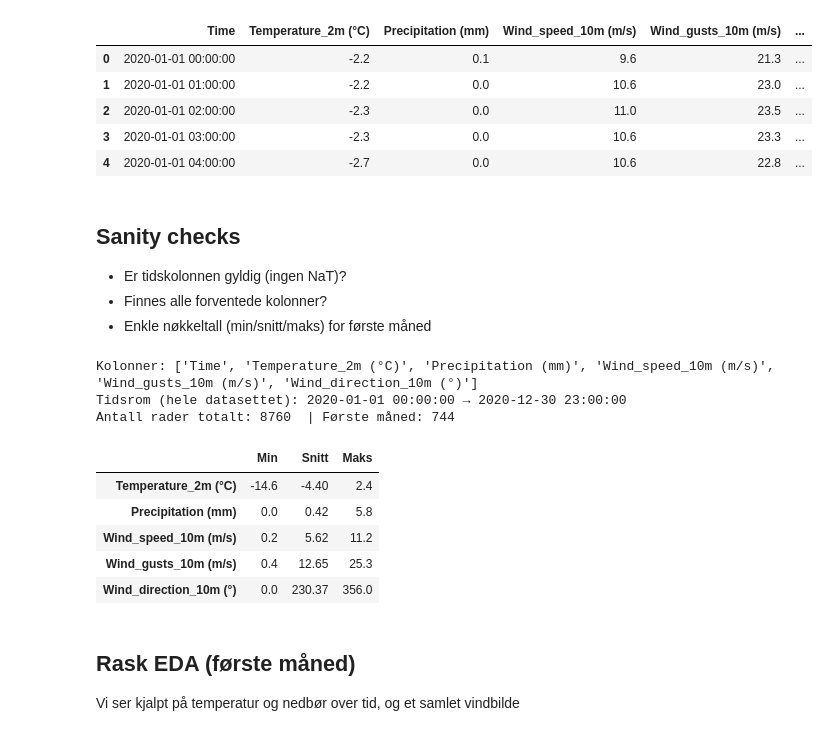
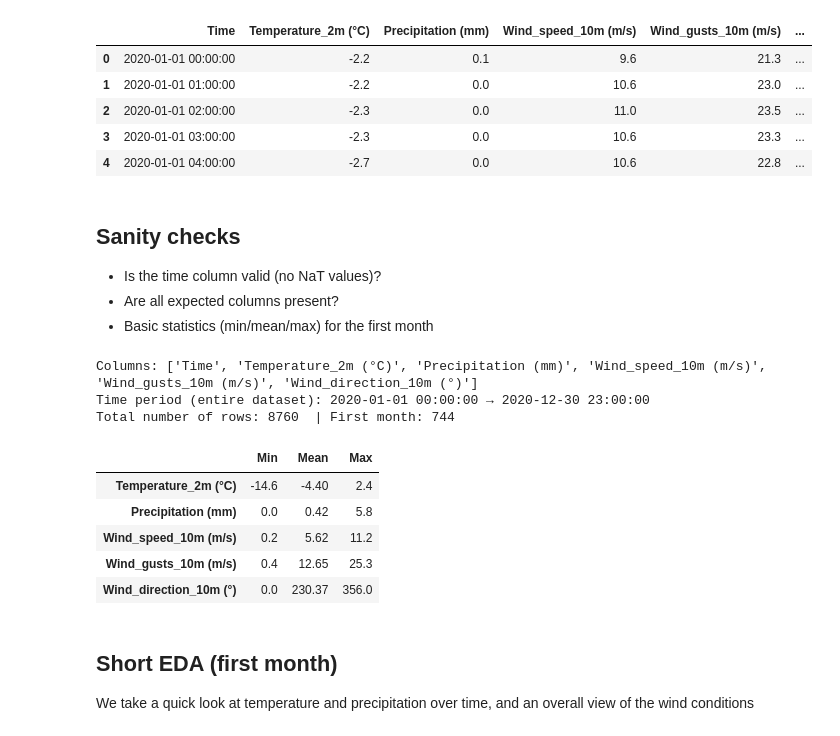
Before and after one commit to marensofiesteen/IND320-streamlit, a Jupyter notebook: ind320_notebook.ipynb, the cells around one changed output. Saved outputs shown, nothing was run; the diff lists cells and outputs as text; code cells hidden in the pictures.

Commit message:
fixed the first assigment

```diff
--- a/ind320_notebook.ipynb
+++ b/ind320_notebook.ipynb
@@ -39,32 +39,32 @@ df_month.head()
 | 4 | 2020-01-01 04:00:00 | -2.7 | 0.0 | 10.6 | 22.8 | ... |
 # %% [markdown]
 ## Sanity checks
-- Er tidskolonnen gyldig (ingen NaT)?
-- Finnes alle forventede kolonner?
-- Enkle nøkkeltall (min/snitt/maks) for første måned
+- Is the time column valid (no NaT values)?
+- Are all expected columns present?
+- Basic statistics (min/mean/max) for the first month
 # %%
-print("Kolonner:", list(df.columns))
-print("Tidsrom (hele datasettet):", df[time_col].min(), "→", df[time_col].max())
-print("Antall rader totalt:", len(df), " | Første måned:", len(df_month))
+print("Columns:", list(df.columns))
+print("Time period (entire dataset):", df[time_col].min(), "→", df[time_col].max())
+print("Total number of rows:", len(df), " | First month:", len(df_month))
 
-# Min/snitt/maks for første måned (alle numeriske variabler)
+# Min/mean/max for the first month (all numerical varaiables)
 stats = (df_month.iloc[:, 1:]
          .agg(["min", "mean", "max"])
-         .T.rename(columns={"min": "Min", "mean": "Snitt", "max": "Maks"}))
+         .T.rename(columns={"min": "Min", "mean": "Mean", "max": "Max"}))
 stats.round(2)
 # %% [output]
-Kolonner: ['Time', 'Temperature_2m (°C)', 'Precipitation (mm)', 'Wind_speed_10m (m/s)', 'Wind_gusts_10m (m/s)', 'Wind_direction_10m (°)']
-Tidsrom (hele datasettet): 2020-01-01 00:00:00 → 2020-12-30 23:00:00
-Antall rader totalt: 8760  | Første måned: 744
+Columns: ['Time', 'Temperature_2m (°C)', 'Precipitation (mm)', 'Wind_speed_10m (m/s)', 'Wind_gusts_10m (m/s)', 'Wind_direction_10m (°)']
+Time period (entire dataset): 2020-01-01 00:00:00 → 2020-12-30 23:00:00
+Total number of rows: 8760  | First month: 744
-|  | Min | Snitt | Maks |
+|  | Min | Mean | Max |
 | Temperature_2m (°C) | -14.6 | -4.40 | 2.4 |
 | Precipitation (mm) | 0.0 | 0.42 | 5.8 |
 | Wind_speed_10m (m/s) | 0.2 | 5.62 | 11.2 |
 | Wind_gusts_10m (m/s) | 0.4 | 12.65 | 25.3 |
 | Wind_direction_10m (°) | 0.0 | 230.37 | 356.0 |
 # %% [markdown]
-## Rask EDA (første måned)
-Vi ser kjalpt på temperatur og nedbør over tid, og et samlet vindbilde
+## Short EDA (first month)
+We take a quick look at temperature and precipitation over time, and an overall view of the wind conditions
 # %%
 import matplotlib.pyplot as plt
 
```
Also changed, not shown: parts of 6 cells of this notebook, 2 other files.
